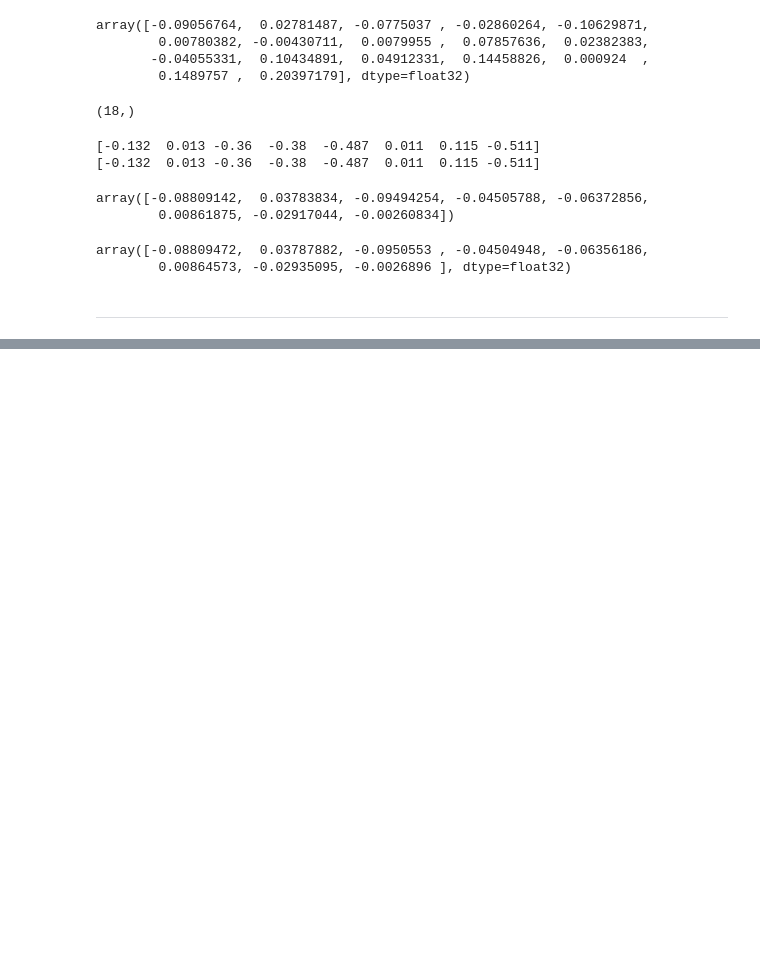
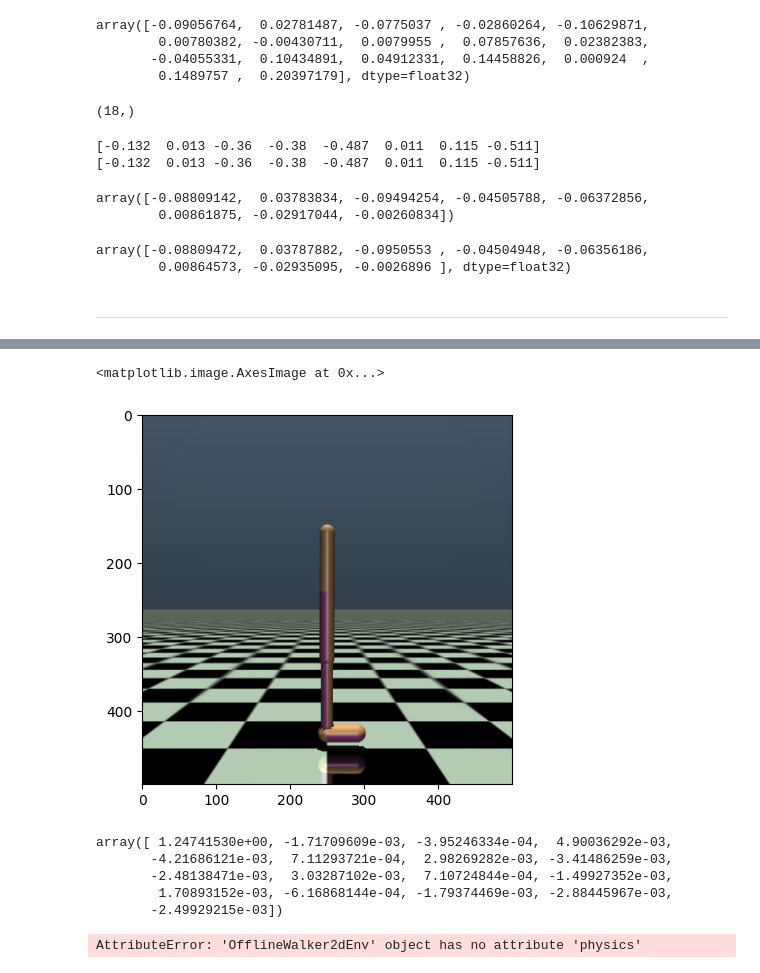
Before and after one commit to TheSun00000/fre_experiments, a Jupyter notebook: tmp.ipynb, the cells around one changed output, grey strips where cells are left out. Saved outputs shown, nothing was run; the diff lists cells and outputs as text; code cells hidden in the pictures; blank space fills up the shorter version.

```diff
--- a/tmp.ipynb
+++ b/tmp.ipynb
@@ -226,0 +221,16 @@ env.unwrapped.step
+# %%
+obs = env.reset()
+img = env.render('rgb_array')
+
+plt.imshow(img)
+# %% [output]
+<matplotlib.image.AxesImage at 0x...>
+[figure, added]
+# %%
+obs
+# %% [output]
+array([ 1.24741530e+00, -1.71709609e-03, -3.95246334e-04,  4.90036292e-03,
+       -4.21686121e-03,  7.11293721e-04,  2.98269282e-03, -3.41486259e-03,
+       -2.48138471e-03,  3.03287102e-03,  7.10724844e-04, -1.49927352e-03,
+        1.70893152e-03, -6.16868144e-04, -1.79374469e-03, -2.88445967e-03,
+       -2.49929215e-03])
@@ -226,0 +245,8 @@ env.unwrapped.step
+# %%
+timestep = env.reset()
+
+img = env.physics.render()
+
+plt.imshow(img)
+# %% [output]
+AttributeError: 'OfflineWalker2dEnv' object has no attribute 'physics'
```
Also changed, not shown: parts of 9 cells of this notebook, 4 other files.
